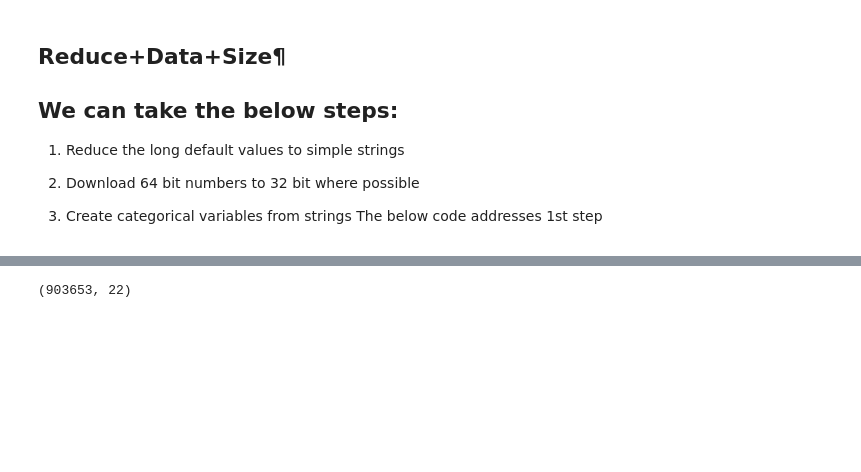
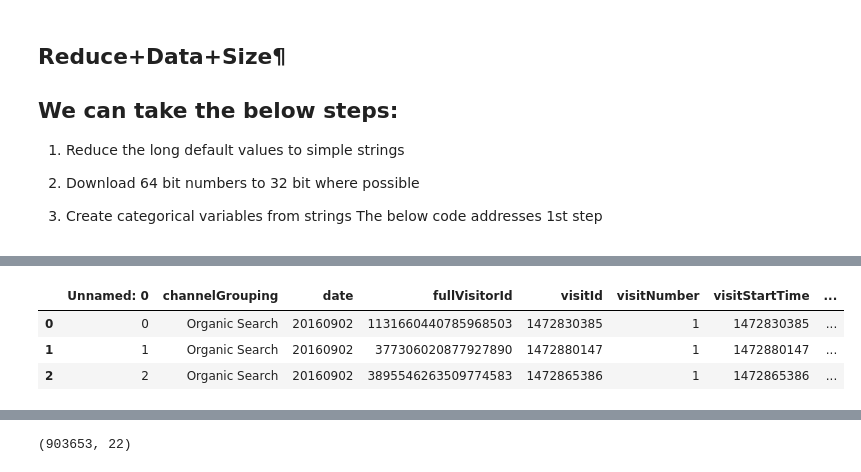
Before and after one commit to yalcinmurat1986/Google-Analytics, a Jupyter notebook: google_analytics.ipynb, the cells around one changed output, grey strips where cells are left out. Saved outputs shown, nothing was run; the diff lists cells and outputs as text; code cells hidden in the pictures; blank space fills up the shorter version.

```diff
--- a/google_analytics.ipynb
+++ b/google_analytics.ipynb
@@ -343,0 +287,3 @@ Wall time: 4min 37s
+# %%
+df_train=pd.read_csv('df_train1.csv')
+df_test=pd.read_csv('df_test1.csv')
@@ -343,0 +336,3 @@ Wall time: 4min 37s
+# %%
+train_df=df_train
+test_df=df_test
@@ -343,0 +368,12 @@ Wall time: 4min 37s
+# %%
+cols_to_drop = const_cols + ['sessionId']
+
+train_df = train_df.drop(cols_to_drop + ["trafficSource_campaignCode"], axis=1)
+test_df = test_df.drop(cols_to_drop, axis=1)
+# %%
+train_df.head(3)
+# %% [output]
+|  | Unnamed: 0 | channelGrouping | date | fullVisitorId | visitId | visitNumber | visitStartTime | ... |
+| 0 | 0 | Organic Search | 20160902 | 1131660440785968503 | 1472830385 | 1 | 1472830385 | ... |
+| 1 | 1 | Organic Search | 20160902 | 377306020877927890 | 1472880147 | 1 | 1472880147 | ... |
+| 2 | 2 | Organic Search | 20160902 | 3895546263509774583 | 1472865386 | 1 | 1472865386 | ... |
```
Also changed, not shown: parts of 70 cells of this notebook.
